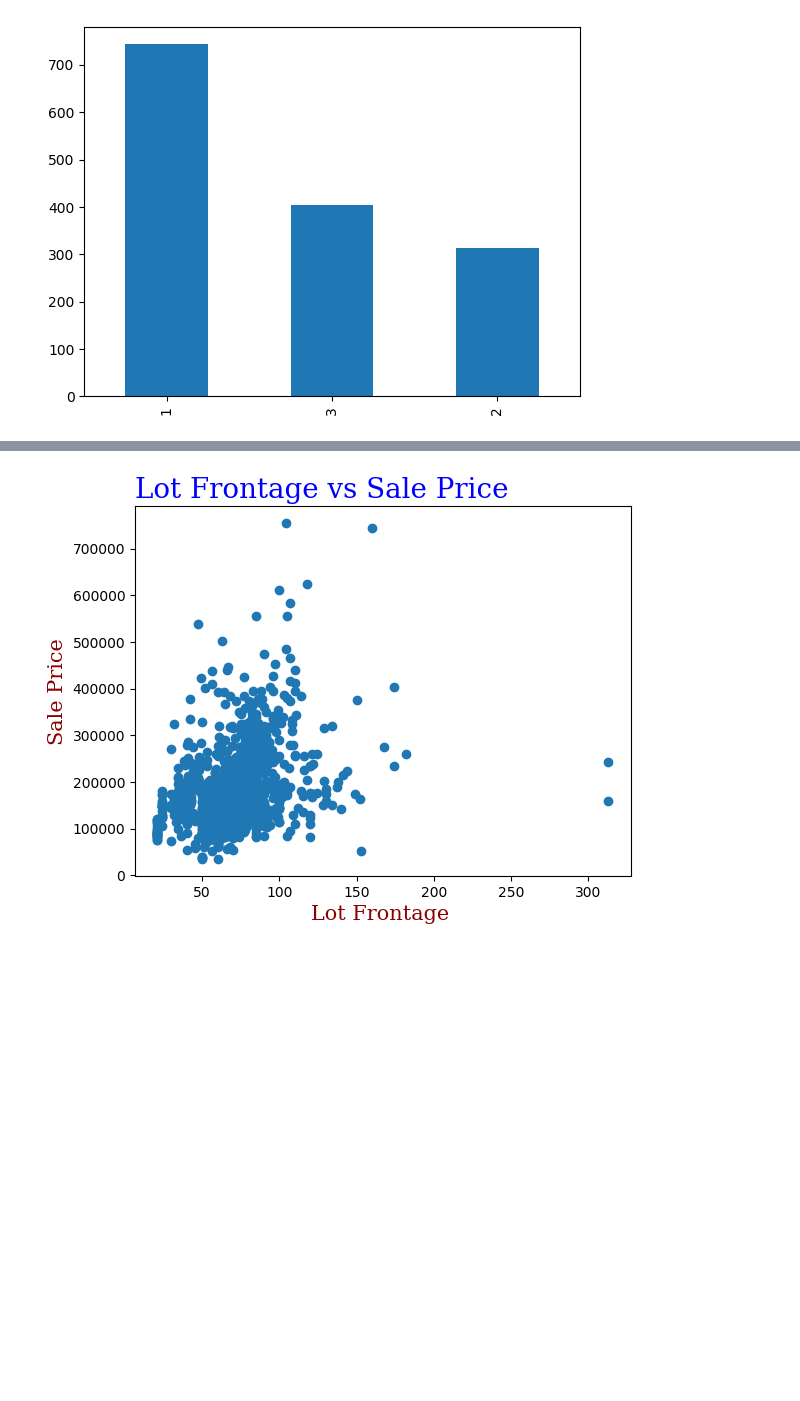
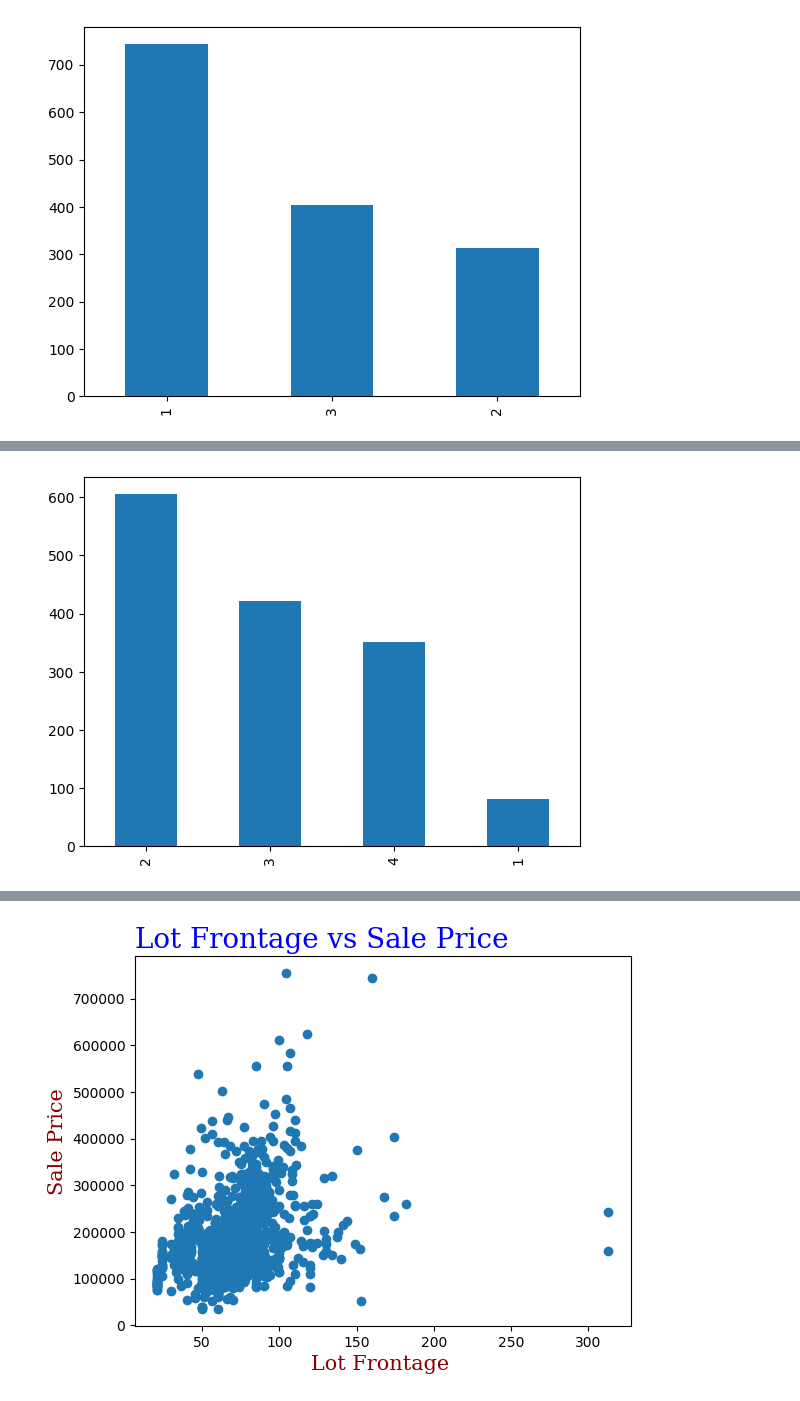
Before and after one commit to MKbinli/House-Price-Prediction, a Jupyter notebook: HP-Data Preprocessing.ipynb, the cells around one changed output, grey strips where cells are left out. Cells and saved outputs as stored; diff of their text form; code cells hidden in the pictures; blank space fills up the shorter version.

```diff
--- a/HP-Data Preprocessing.ipynb
+++ b/HP-Data Preprocessing.ipynb
@@ -936,12 +938,12 @@ Exterior1stGroup5=Exterior1st_columns[["Plywood","CemntBd","BrkFace","WdShing",
                                        "Stucco","AsbShng","BrkComm","Stone","AsphShn",
                                        "ImStucc","CBlock"]].max(axis=1)
 
-
+#I won't add the last group due to redundancy.
 preprocessedDataset["Exterior1stGroup1"]=Exterior1stGroup1.copy().astype(float)
 preprocessedDataset["Exterior1stGroup2"]=Exterior1stGroup2.copy().astype(float)
 preprocessedDataset["Exterior1stGroup3"]=Exterior1stGroup3.copy().astype(float)
 preprocessedDataset["Exterior1stGroup4"]=Exterior1stGroup4.copy().astype(float)
-preprocessedDataset["Exterior1stGroup5"]=Exterior1stGroup5.copy().astype(float)
+#preprocessedDataset["Exterior1stGroup5"]=Exterior1stGroup5.copy().astype(float)
 
 dataset=dataset.drop(columns=['Exterior1st','Exterior2nd'])
 # %%
@@ -1092,10 +1094,10 @@ FoundationGroup2=Foundation_columns[['CBlock']].max(axis=1)
 FoundationGroup3=Foundation_columns[['BrkTil', 'Wood', 'Slab', 'Stone']].max(axis=1)
 
 
-
+#I won't add the last group due to redundancy.
 preprocessedDataset["FoundationGroup1"]=FoundationGroup1.copy().astype(float)
 preprocessedDataset["FoundationGroup2"]=FoundationGroup2.copy().astype(float)
-preprocessedDataset["FoundationGroup3"]=FoundationGroup3.copy().astype(float)
+#preprocessedDataset["FoundationGroup3"]=FoundationGroup3.copy().astype(float)
 
 dataset=dataset.drop(columns=["Foundation"])
 # %%
@@ -1567,0 +1600,10 @@ preprocessedDataset["FireplaceQu"]=FireplaceQu.copy().astype(float)
+# %%
+#The categories (wich are higher than %5) distributes in ordinal scale w.r.t. mean price, so I will keep it in ordinal scale
+GarageFinish=dataset.pop("GarageFinish")
+GarageFinish=GarageFinish.map({'Missing':1,'Unf':2, 'RFn':3, 'Fin':4})
+#Let's see the result
+GarageFinish.value_counts().plot(kind='bar')
+plt.show()
+preprocessedDataset["GarageFinish"]=GarageFinish.copy().astype(float)
+# %% [output]
+[figure, added]
```
Also changed, not shown: parts of 15 cells of this notebook.
